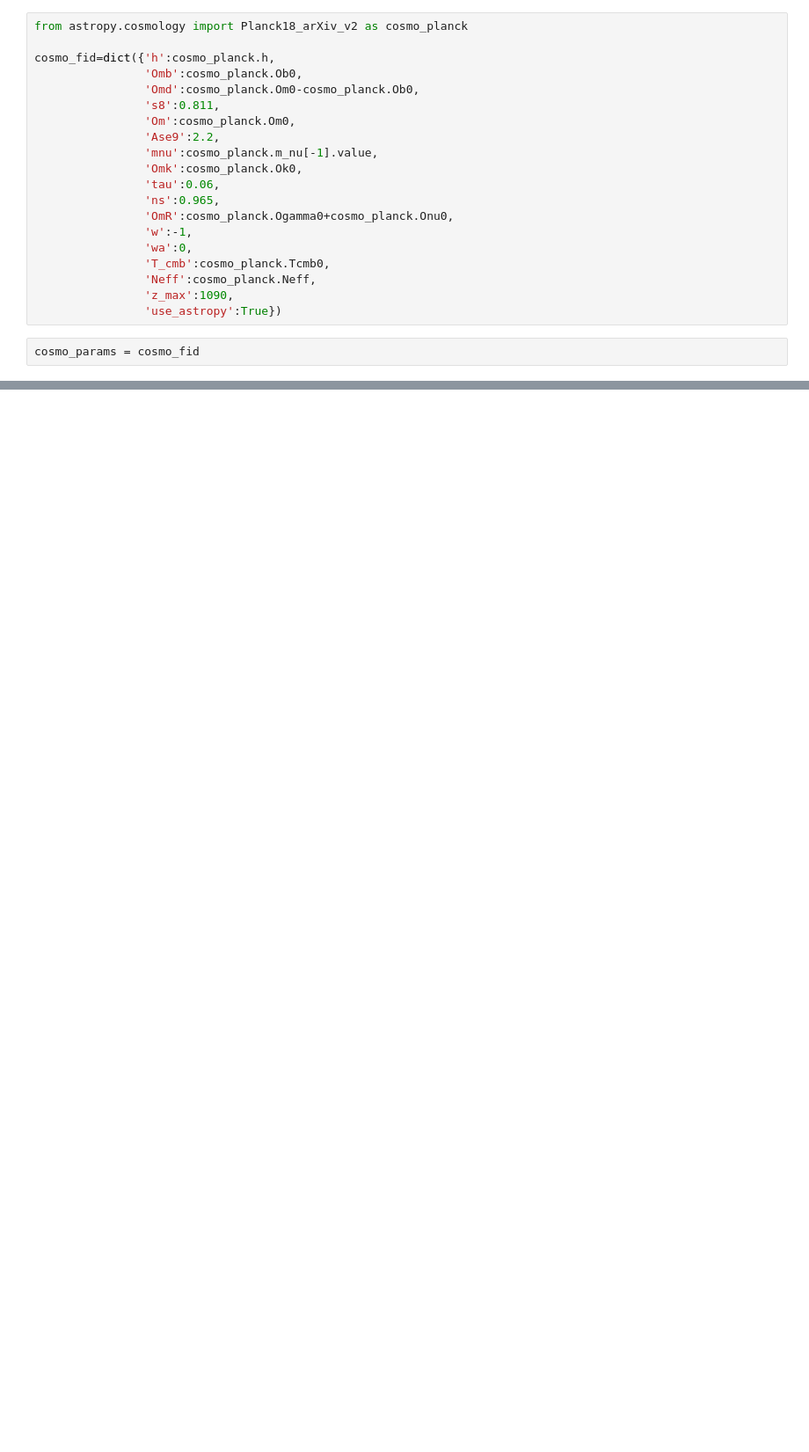
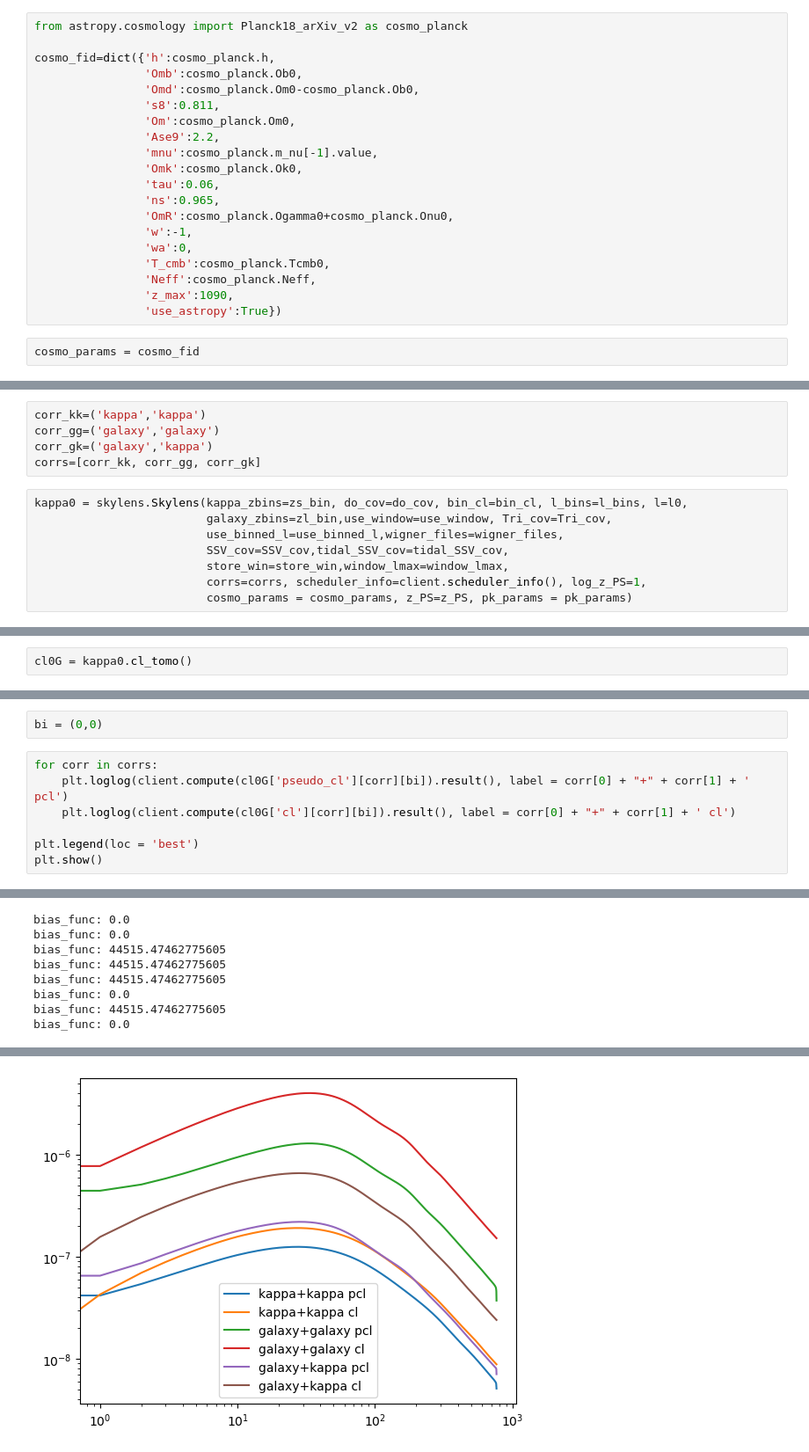
Before and after one commit to tanveerkarim/lselgsXplanck, a Jupyter notebook: notebooks/scratch.ipynb, the cells around one changed output, grey strips where cells are left out. Shown at 88% size. Drawn from its saved outputs; the diff is of its cells as text; blank space fills up the shorter version.

Commit message:
Validate Skylens
Test skylens with CCL and healpy

```diff
--- a/notebooks/scratch.ipynb
+++ b/notebooks/scratch.ipynb
@@ -235,0 +298,13 @@ tmpcosmo = skylens.cosmology(cosmo_params=cosmo_params)
+# %%
+corr_kk=('kappa','kappa')
+corr_gg=('galaxy','galaxy')
+corr_gk=('galaxy','kappa')
+corrs=[corr_kk, corr_gg, corr_gk]
+# %%
+kappa0 = skylens.Skylens(kappa_zbins=zs_bin, do_cov=do_cov, bin_cl=bin_cl, l_bins=l_bins, l=l0,
+                         galaxy_zbins=zl_bin,use_window=use_window, Tri_cov=Tri_cov,
+                         use_binned_l=use_binned_l,wigner_files=wigner_files,
+                         SSV_cov=SSV_cov,tidal_SSV_cov=tidal_SSV_cov,
+                         store_win=store_win,window_lmax=window_lmax,
+                         corrs=corrs, scheduler_info=client.scheduler_info(), log_z_PS=1,
+                         cosmo_params = cosmo_params, z_PS=z_PS, pk_params = pk_params)
@@ -235,0 +330,2 @@ tmpcosmo = skylens.cosmology(cosmo_params=cosmo_params)
+# %%
+cl0G = kappa0.cl_tomo()
@@ -235,0 +341,10 @@ tmpcosmo = skylens.cosmology(cosmo_params=cosmo_params)
+# %%
+bi = (0,0)
+# %%
+for corr in corrs:
+    plt.loglog(client.compute(cl0G['pseudo_cl'][corr][bi]).result(), label = corr[0] + "+" + corr[1] + ' pcl')
+    plt.loglog(client.compute(cl0G['cl'][corr][bi]).result(), label = corr[0] + "+" + corr[1] + ' cl')
+
+plt.legend(loc = 'best')
+plt.show()
+# %% [output]
@@ -235,0 +368,8 @@ tmpcosmo = skylens.cosmology(cosmo_params=cosmo_params)
+bias_func: 0.0
+bias_func: 0.0
+bias_func: 44515.47462775605
+bias_func: 44515.47462775605
+bias_func: 44515.47462775605
+bias_func: 0.0
+bias_func: 44515.47462775605
+bias_func: 0.0
@@ -235,0 +393 @@ tmpcosmo = skylens.cosmology(cosmo_params=cosmo_params)
+[figure, added]
```
Also changed, not shown: parts of 31 cells of this notebook, 2 other files.
